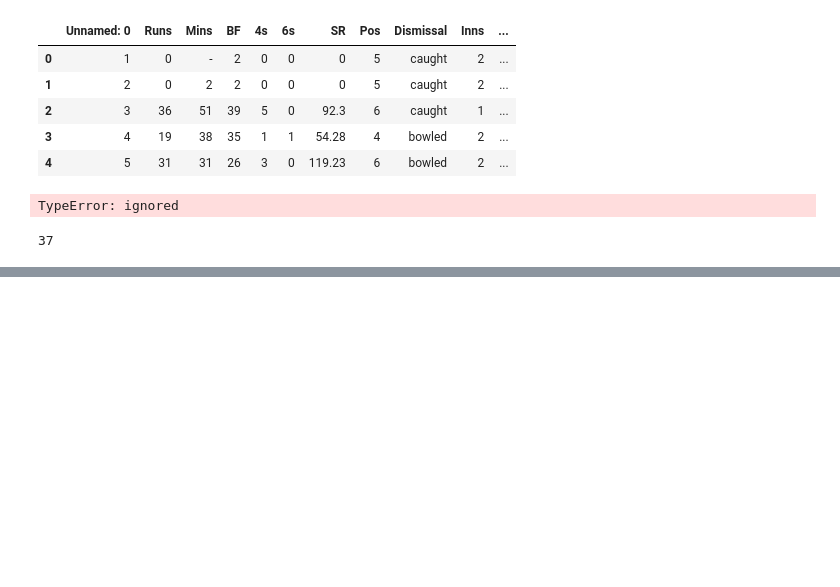
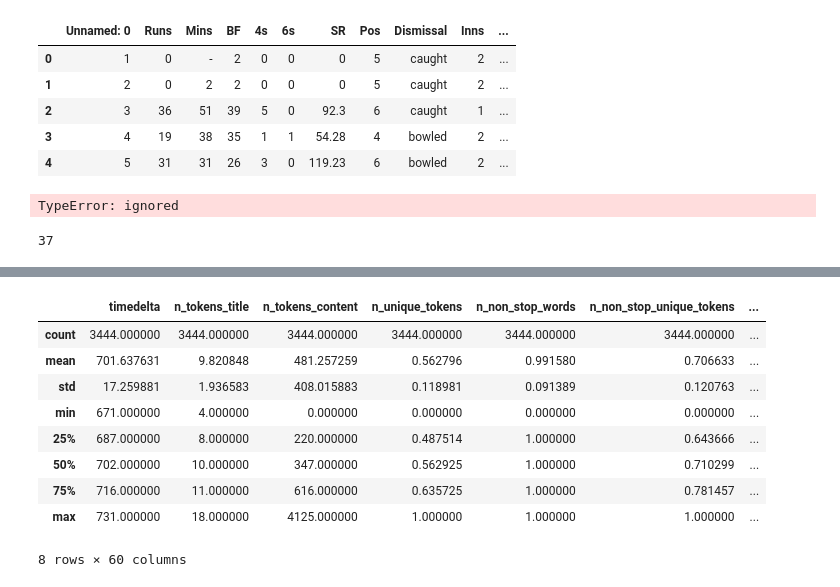
Before and after one commit to kavithachitriki/UPGRAD_PRACTICE, a Jupyter notebook: upgrad_Univariate.ipynb, the cells around one changed output, grey strips where cells are left out. Drawn from its saved outputs; the diff is of its cells as text; code cells hidden in the pictures; blank space fills up the shorter version.

```diff
--- a/upgrad_Univariate.ipynb
+++ b/upgrad_Univariate.ipynb
@@ -55,0 +69,13 @@ fig.show()
+# %%
+data.describe()
+# %% [output]
+|  | timedelta | n_tokens_title | n_tokens_content | n_unique_tokens | n_non_stop_words | n_non_stop_unique_tokens | ... |
+| count | 3444.000000 | 3444.000000 | 3444.000000 | 3444.000000 | 3444.000000 | 3444.000000 | ... |
+| mean | 701.637631 | 9.820848 | 481.257259 | 0.562796 | 0.991580 | 0.706633 | ... |
+| std | 17.259881 | 1.936583 | 408.015883 | 0.118981 | 0.091389 | 0.120763 | ... |
+| min | 671.000000 | 4.000000 | 0.000000 | 0.000000 | 0.000000 | 0.000000 | ... |
+| 25% | 687.000000 | 8.000000 | 220.000000 | 0.487514 | 1.000000 | 0.643666 | ... |
+| 50% | 702.000000 | 10.000000 | 347.000000 | 0.562925 | 1.000000 | 0.710299 | ... |
+| 75% | 716.000000 | 11.000000 | 616.000000 | 0.635725 | 1.000000 | 0.781457 | ... |
+| max | 731.000000 | 18.000000 | 4125.000000 | 1.000000 | 1.000000 | 1.000000 | ... |
+8 rows × 60 columns
```
Also changed, not shown: parts of 11 cells of this notebook.
